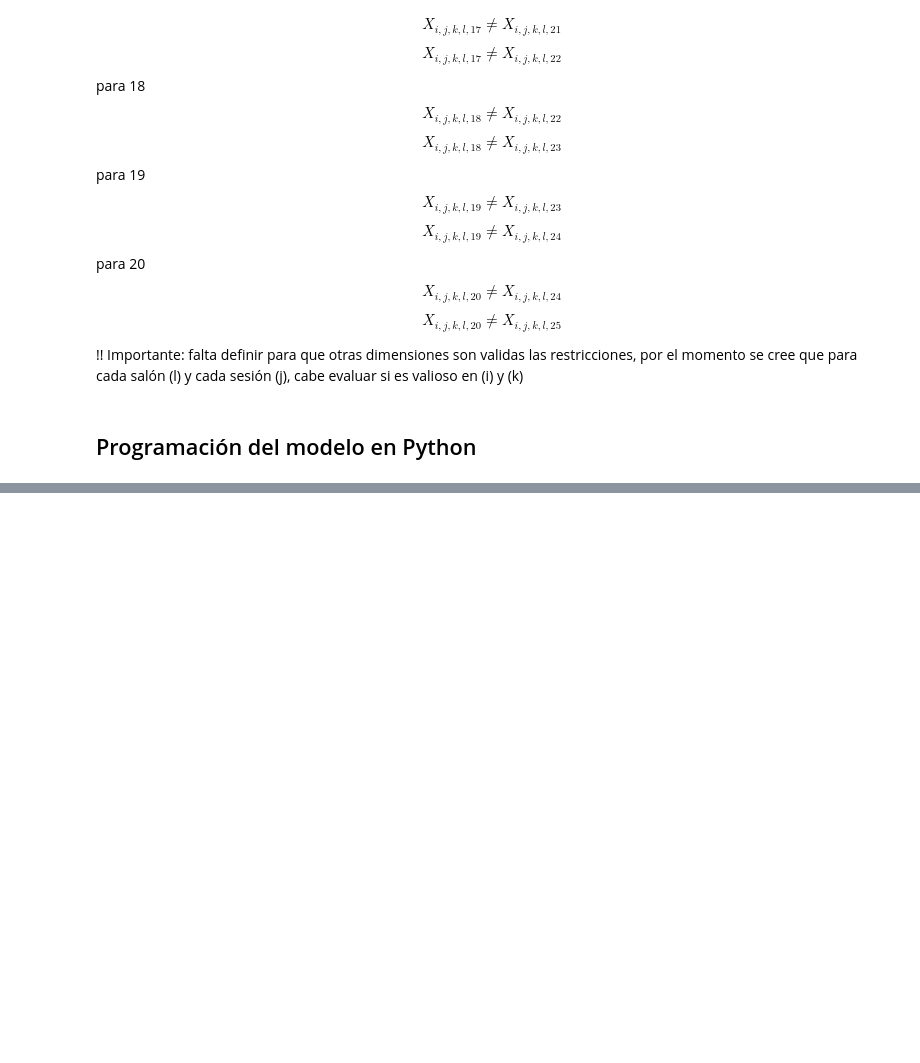
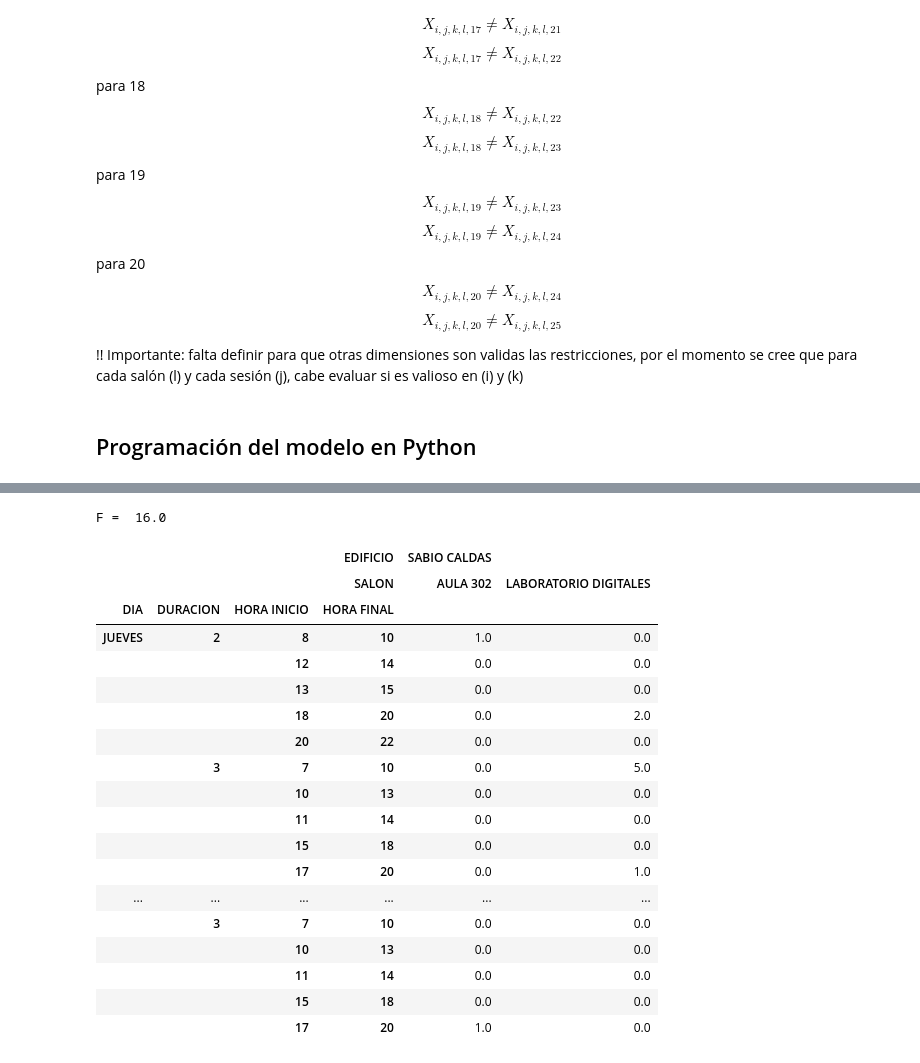
Before and after one commit to CDMonsalveA/OR_Schedule_UD, a Jupyter notebook: AsignacionDeSalones.ipynb, the cells around one changed output, grey strips where cells are left out. Drawn from its saved outputs; the diff is of its cells as text; code cells hidden in the pictures; blank space fills up the shorter version.

```diff
--- a/AsignacionDeSalones.ipynb
+++ b/AsignacionDeSalones.ipynb
@@ -585,11 +634,11 @@ Base = ImportBase('Base.xlsx',describe=False)
 EA = get_EA(Base, show=False)
 EF = get_EF(Base, show=False)
 DS = get_DS(show=False)
-FH = get_FH(h_inicial, h_final,[2,3,4,6,1],show=False)
+FH = get_FH(h_inicial, h_final,[2,3],show=False)
 
 
 porcentaje_usado = .3
-EA = EA.sample(100)
+EA = EA.sample(10)
 EF = EF.sample(2)
 DS = DS.sample(3)
 FH = FH.sample(10)
@@ -719,16 +728,30 @@ DISE?O INTEGRADO DE PRODUCTO Y PROCESO-015-27 __ SABIO CALDAS-AULA 804 __ MARTES
-# %%
-def get_solution(X,solver,status):
-    if status == pywraplp.Solver.OPTIMAL:
-        sol = pd.DataFrame(columns=["ESPACIO ACADÉMICO", "ESPACIO FÍSICO", "DÍA", ""])
-        print("F = ", solver.Objective().Value())
-        for i in EA.index.values:
-            for k in EF.index.values:
-                for j in DS.index.values:
-                    for l in FH.index.values:
-                        Espacio_Academico = EA.loc[i,"ESPACIO ACADEMICO"]+"-"+EA.loc[i,"GRUPO"]
-                        Espacio_Fisico = str(EF.loc[k,"EDIFICIO"]) + "-" + str(EF.loc[k,"SALON"])
-                        Dia = DS.loc[j,"DIA"]
-                        Franja_Horaria = str(FH.loc[l,"HORA INICIO"])+"-"+str(FH.loc[l,"HORA FINAL"])
-                        print(Espacio_Academico, "__", Espacio_Fisico, "__", Dia, "__", Franja_Horaria)
-    else:
-        print('The problem does not have an optimal solution.')
+# %%
+X,solver,status = Ejecutar_Solver()
+sol =get_solution(X,solver,status,EA,EF,DS,FH)
+
+filas = ['DIA','DURACION','HORA INICIO','HORA FINAL']
+columnas = ['EDIFICIO','SALON']
+funcion = 'sum'
+SHOW = sol.pivot_table(values='X',index=filas,columns=columnas, aggfunc=funcion)
+display(SHOW)
+# %% [output]
+F =  16.0
+|  |  |  | EDIFICIO | SABIO CALDAS |  |
+|  |  |  | SALON | AULA 302 | LABORATORIO DIGITALES |
+| DIA | DURACION | HORA INICIO | HORA FINAL |  |  |
+| JUEVES | 2 | 8 | 10 | 1.0 | 0.0 |
+|  |  | 12 | 14 | 0.0 | 0.0 |
+|  |  | 13 | 15 | 0.0 | 0.0 |
+|  |  | 18 | 20 | 0.0 | 2.0 |
+|  |  | 20 | 22 | 0.0 | 0.0 |
+|  | 3 | 7 | 10 | 0.0 | 5.0 |
+|  |  | 10 | 13 | 0.0 | 0.0 |
+|  |  | 11 | 14 | 0.0 | 0.0 |
+|  |  | 15 | 18 | 0.0 | 0.0 |
+|  |  | 17 | 20 | 0.0 | 1.0 |
+| ... | ... | ... | ... | ... | ... |
+|  | 3 | 7 | 10 | 0.0 | 0.0 |
+|  |  | 10 | 13 | 0.0 | 0.0 |
+|  |  | 11 | 14 | 0.0 | 0.0 |
+|  |  | 15 | 18 | 0.0 | 0.0 |
+|  |  | 17 | 20 | 1.0 | 0.0 |
```
Also changed, not shown: parts of 3 cells of this notebook.
